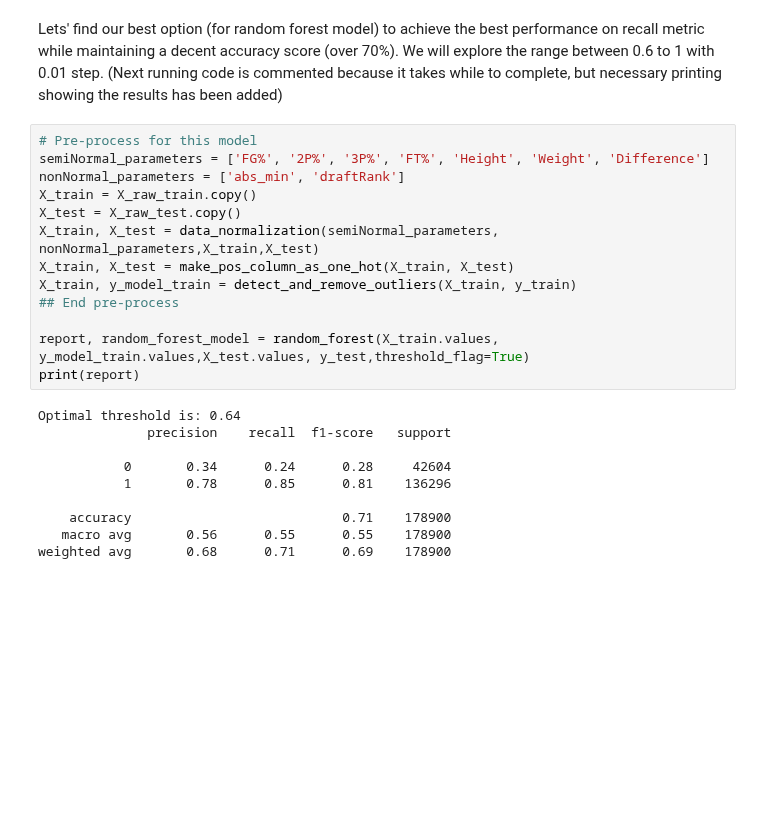
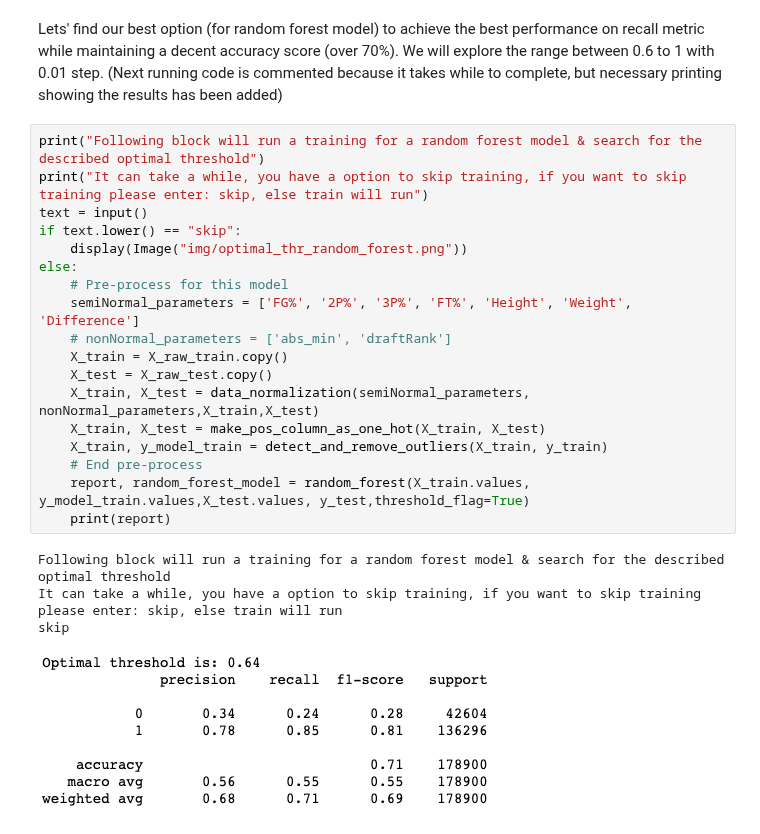
Before and after one commit to guyazov/DS_Workshop, a Jupyter notebook: Project.ipynb, the cells around one changed output. Saved outputs shown, nothing was run; the diff lists cells and outputs as text; blank space fills up the shorter version.

```diff
--- a/Project.ipynb
+++ b/Project.ipynb
@@ -969,25 +943,25 @@ database.tail(20)
 Lets' find our best option (for random forest model) to achieve the best performance on recall metric while maintaining a decent accuracy score (over 70%).
 We will explore the range between 0.6 to 1 with 0.01 step. (Next running code is commented because it takes while to complete, but necessary printing showing the results has been added)
 # %%
-# Pre-process for this model
-semiNormal_parameters = ['FG%', '2P%', '3P%', 'FT%', 'Height', 'Weight', 'Difference']
-nonNormal_parameters = ['abs_min', 'draftRank']
-X_train = X_raw_train.copy()
-X_test = X_raw_test.copy()
-X_train, X_test = data_normalization(semiNormal_parameters, nonNormal_parameters,X_train,X_test)
-X_train, X_test = make_pos_column_as_one_hot(X_train, X_test)
-X_train, y_model_train = detect_and_remove_outliers(X_train, y_train)
-## End pre-process
-
-report, random_forest_model = random_forest(X_train.values, y_model_train.values,X_test.values, y_test,threshold_flag=True)
-print(report)
+print("Following block will run a training for a random forest model & search for the described optimal threshold")
+print("It can take a while, you have a option to skip training, if you want to skip training please enter: skip, else train will run")
+text = input()
+if text.lower() == "skip":
+    display(Image("img/optimal_thr_random_forest.png"))
+else:
+    # Pre-process for this model
+    semiNormal_parameters = ['FG%', '2P%', '3P%', 'FT%', 'Height', 'Weight', 'Difference']
+    # nonNormal_parameters = ['abs_min', 'draftRank']
+    X_train = X_raw_train.copy()
+    X_test = X_raw_test.copy()
+    X_train, X_test = data_normalization(semiNormal_parameters, nonNormal_parameters,X_train,X_test)
+    X_train, X_test = make_pos_column_as_one_hot(X_train, X_test)
+    X_train, y_model_train = detect_and_remove_outliers(X_train, y_train)
+    # End pre-process
+    report, random_forest_model = random_forest(X_train.values, y_model_train.values,X_test.values, y_test,threshold_flag=True)
+    print(report)
 # %% [output]
-Optimal threshold is: 0.64
-              precision    recall  f1-score   support
-
-           0       0.34      0.24      0.28     42604
-           1       0.78      0.85      0.81    136296
-
-    accuracy                           0.71    178900
-   macro avg       0.56      0.55      0.55    178900
-weighted avg       0.68      0.71      0.69    178900
+Following block will run a training for a random forest model & search for the described optimal threshold
+It can take a while, you have a option to skip training, if you want to skip training please enter: skip, else train will run
+skip
+[figure, added]
```
Also changed, not shown: parts of 3 cells of this notebook.
